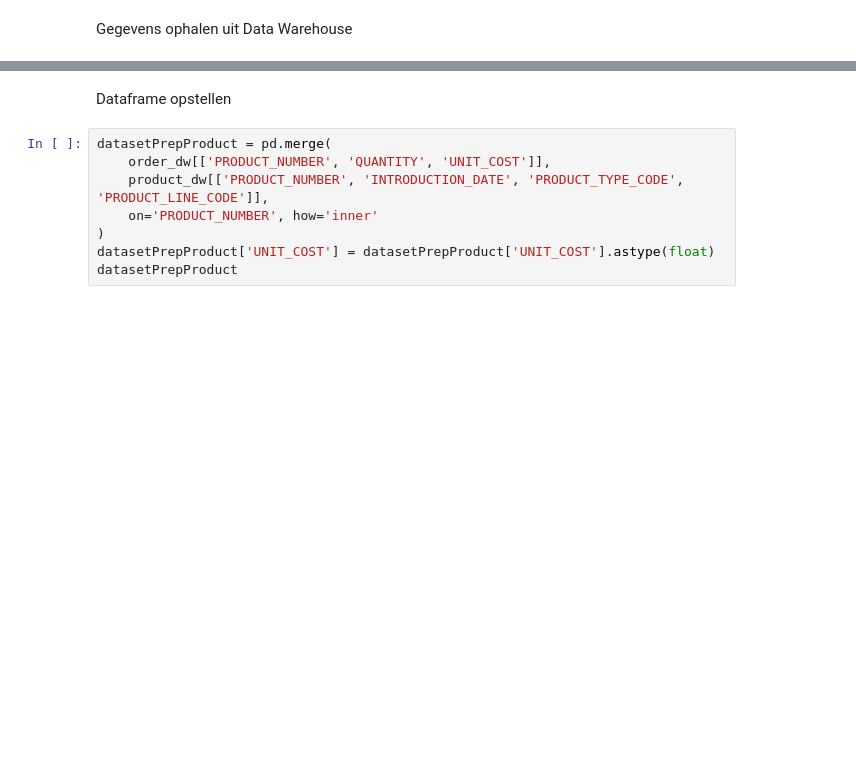
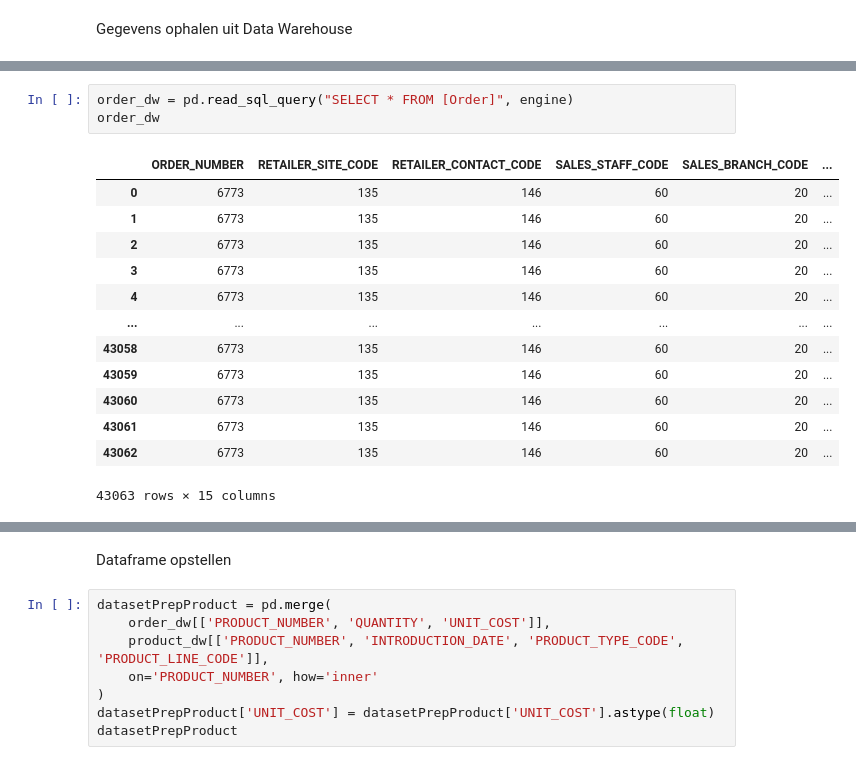
Before and after one commit to OutworldToast/AI-modellen, a Jupyter notebook: regressiemodel/regressiemodel.ipynb, the cells around one changed output, grey strips where cells are left out. Saved outputs shown, nothing was run; the diff lists cells and outputs as text; blank space fills up the shorter version.

```diff
--- a/regressiemodel/regressiemodel.ipynb
+++ b/regressiemodel/regressiemodel.ipynb
@@ -13,0 +29,17 @@ Gegevens ophalen uit Data Warehouse
+# %%
+order_dw = pd.read_sql_query("SELECT * FROM [Order]", engine)
+order_dw
+# %% [output]
+|  | ORDER_NUMBER | RETAILER_SITE_CODE | RETAILER_CONTACT_CODE | SALES_STAFF_CODE | SALES_BRANCH_CODE | ... |
+| 0 | 6773 | 135 | 146 | 60 | 20 | ... |
+| 1 | 6773 | 135 | 146 | 60 | 20 | ... |
+| 2 | 6773 | 135 | 146 | 60 | 20 | ... |
+| 3 | 6773 | 135 | 146 | 60 | 20 | ... |
+| 4 | 6773 | 135 | 146 | 60 | 20 | ... |
+| ... | ... | ... | ... | ... | ... | ... |
+| 43058 | 6773 | 135 | 146 | 60 | 20 | ... |
+| 43059 | 6773 | 135 | 146 | 60 | 20 | ... |
+| 43060 | 6773 | 135 | 146 | 60 | 20 | ... |
+| 43061 | 6773 | 135 | 146 | 60 | 20 | ... |
+| 43062 | 6773 | 135 | 146 | 60 | 20 | ... |
+43063 rows × 15 columns
```
Also changed, not shown: parts of 40 cells of this notebook, 2 other files.
